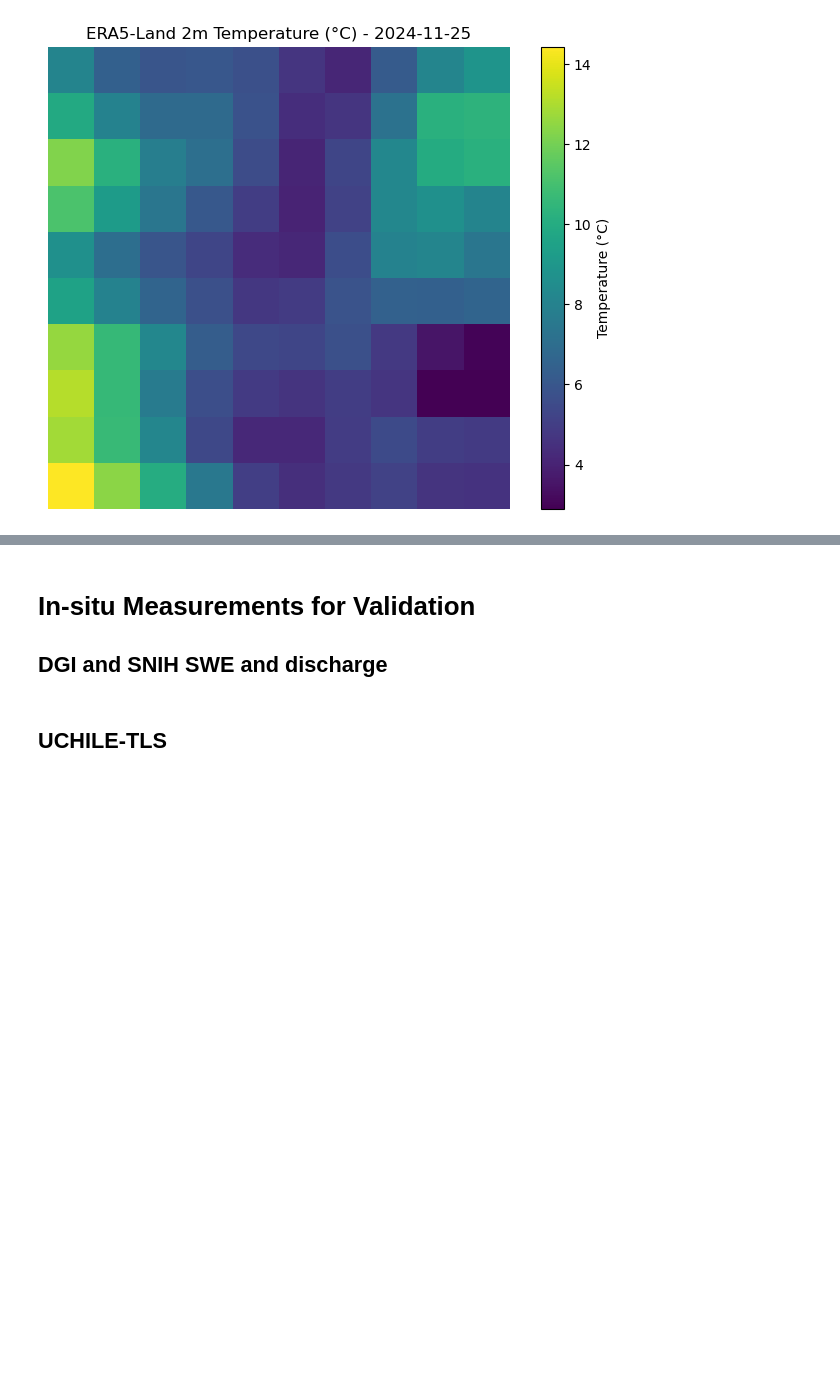
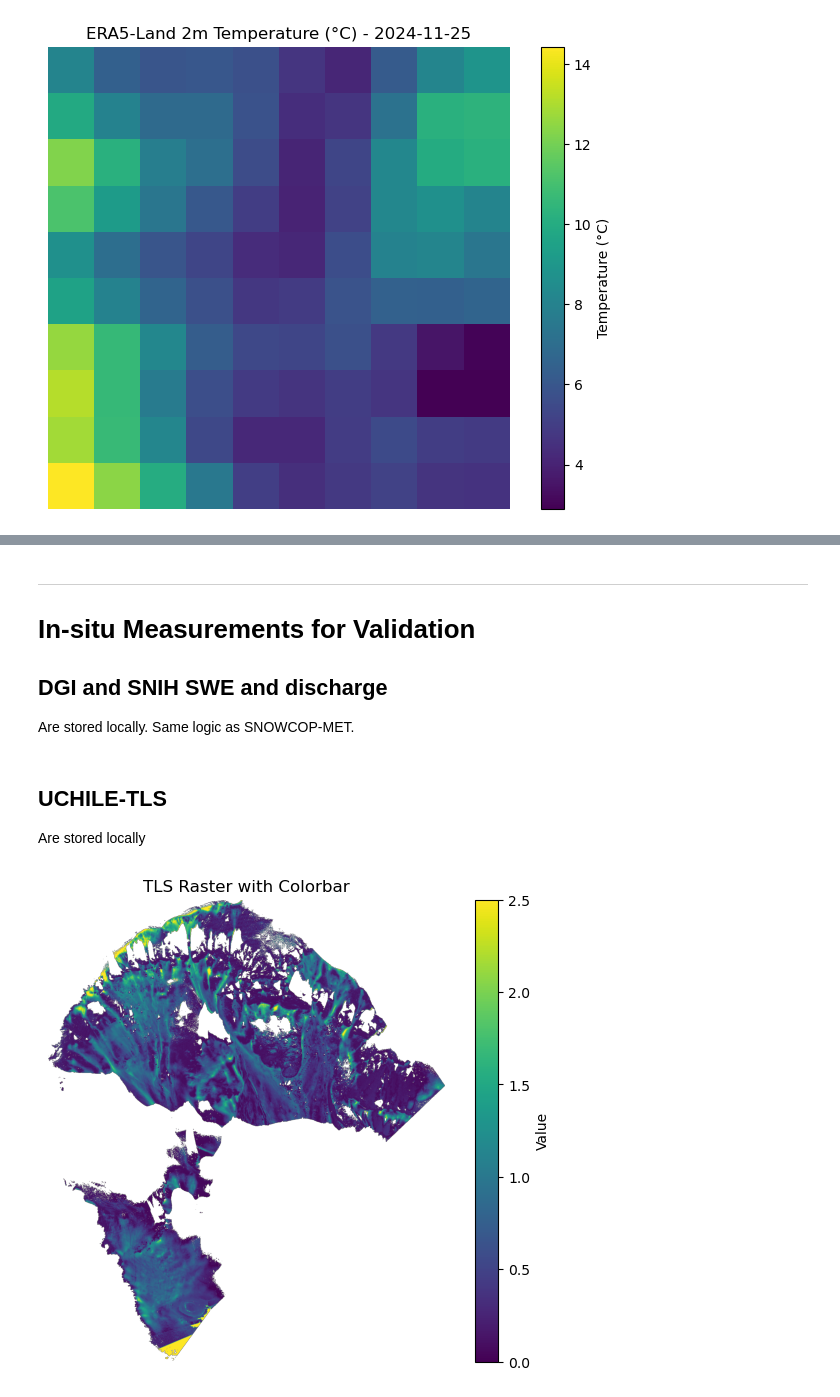
Before and after one commit to SNOWCOP/D32_data_access_demo, a Jupyter notebook: data_acess.ipynb, the cells around one changed output, grey strips where cells are left out. Drawn from its saved outputs; the diff is of its cells as text; code cells hidden in the pictures; blank space fills up the shorter version.

```diff
--- a/data_acess.ipynb
+++ b/data_acess.ipynb
@@ -213,7 +311,33 @@ In-situ measurements of temperature and solar radiation
 # %% [markdown]
+---
 # **In-situ Measurements for Validation**
 ##  DGI and SNIH SWE and discharge
+Are stored locally. Same logic as SNOWCOP-MET.
 # %% [markdown]
 ## UCHILE-TLS
+Are stored locally
+# %%
+path_to_raster = r'/mnt/CEPH_PROJECTS/SNOWCOP/ValidationDataset/TLS/20180726.tif'
+
+# Open raster
+with rasterio.open(path_to_raster) as src:
+    data = src.read(1)  # read the first band
+
+    # Define vmin and vmax
+    vmin = 0    # minimum value to display
+    vmax = 2.5  # maximum value to display
+
+    # Plot
+    fig, ax = plt.subplots(figsize=(8, 6))
+    cax = ax.imshow(data, cmap='viridis', vmin=vmin, vmax=vmax)
+    ax.set_title("TLS Raster with Colorbar")
+
+    # Add colorbar
+    cbar = fig.colorbar(cax, ax=ax, orientation='vertical')
+    cbar.set_label("Value")
+    plt.axis("off")
+    plt.show()
+# %% [output]
+[figure, added]
 # %% [markdown]
 ## WGMS-SBM
```
Also changed, not shown: parts of 17 cells of this notebook, 1 other file.
